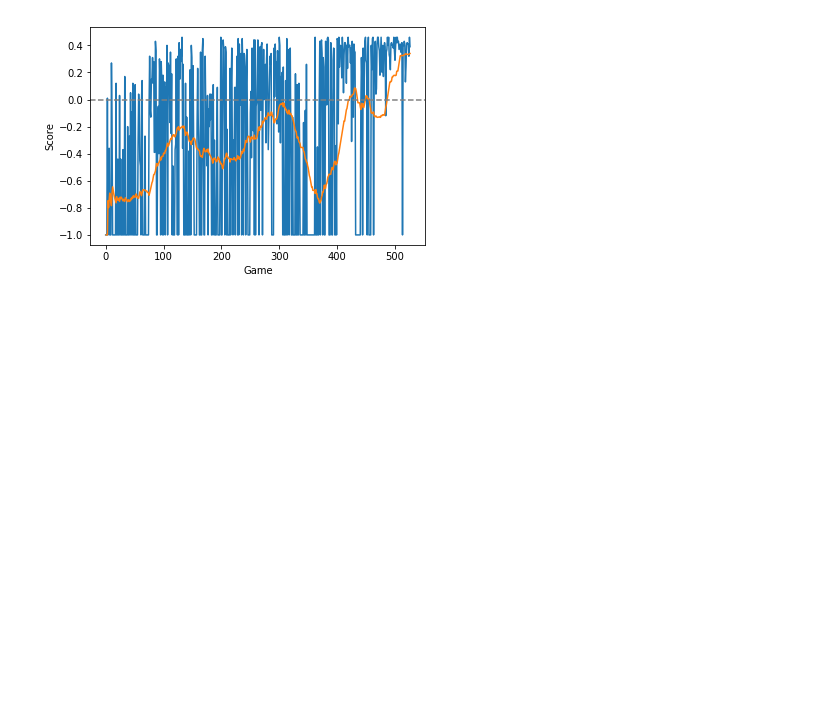
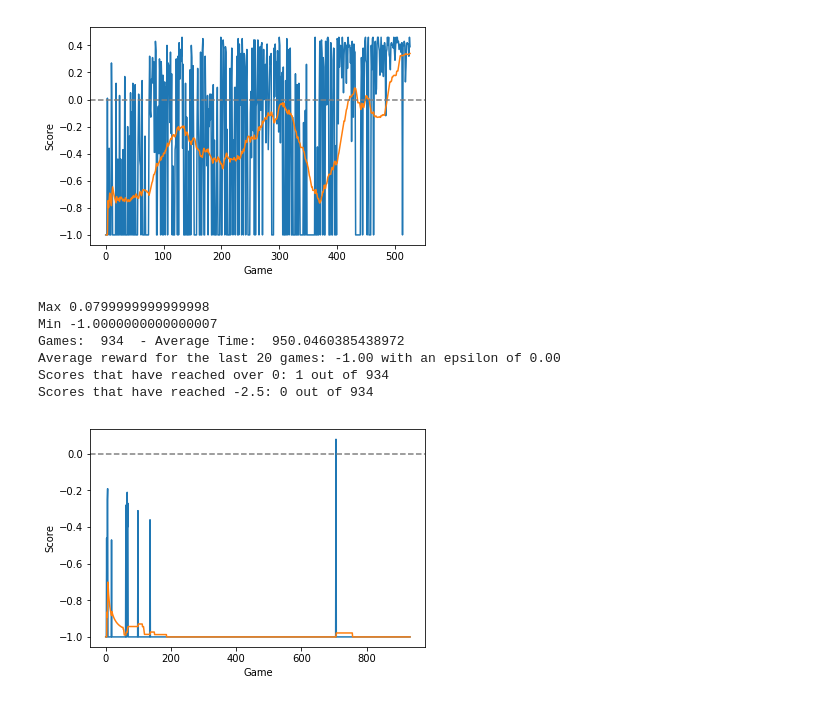
Before and after one commit to mattthelee/Marlo-Double-DQN, a Jupyter notebook: marloAnalysis-Copy1.ipynb, the cells around one changed output. Cells and saved outputs as stored; diff of their text form; code cells hidden in the pictures; blank space fills up the shorter version.

```diff
--- a/marloAnalysis-Copy1.ipynb
+++ b/marloAnalysis-Copy1.ipynb
@@ -458,3 +458,56 @@ Average reward for the last 20 games: 0.31 with an epsilon of 0.00
 Scores that have reached over 0: 244 out of 527
 Scores that have reached -2.5: 0 out of 527
 [figure]
+# %%
+def plotsimpledqnScores(file):
+
+    #alphaTrue,gammaTrue = findAlphaGamme(file)
+
+    my_data = genfromtxt(file, delimiter=',')
+    scores = [x[0] for x in my_data]
+    #Correct miscoring
+    scores = [x + 0.5 if x> -1.0 else x for x in scores]
+    time = [x[2] for x in my_data]
+    epsilon = [x[-1] for x in my_data]
+
+    #scores = scores[-50:]
+    print(f"Max {max(scores)}")
+    print(f"Min {min(scores)}")
+
+    #print("\nAlpha:%s;Gamma:%s"%(alphaTrue,gammaTrue))
+    print("Games: " , str(len(scores)), " - Average Time: ", str(sum(time)/len(scores)))
+    print("Average reward for the last 20 games: %.2f with an epsilon of %.2f" % (sum(scores[-20:])/min(len(scores),20), epsilon[-1]))
+    plt.plot(scores);
+
+    lowCount = 0
+    highCount = 0
+    for score in scores:
+        if score < -2.4:
+            lowCount += 1
+        if score > 0:
+            highCount += 1
+    print("Scores that have reached over 0: %s out of %s"%(highCount,len(scores)))
+    print("Scores that have reached -2.5: %s out of %s"%(lowCount,len(scores)))
+
+    averagingWindow = 50
+    averageScores = [np.mean(scores[:x]) for x in range(averagingWindow)]
+    for i in range(averagingWindow,len(scores)):
+        avg = np.mean(scores[i-averagingWindow:i])
+        averageScores.append(avg)
+
+
+    plt.plot(averageScores);
+    #plt.title("Scores for %s games - total average score is %.3f"%(len(averageScores),averageScores[-1]));
+    plt.xlabel("Game");
+    plt.ylabel("Score");
+    plt.axhline(0,color='grey',linestyle='--')
+
+plotsimpledqnScores("./simpledqngoal/dqn_bot_934_results.csv")
+# %% [output]
+Max 0.0799999999999998
+Min -1.0000000000000007
+Games:  934  - Average Time:  950.0460385438972
+Average reward for the last 20 games: -1.00 with an epsilon of 0.00
+Scores that have reached over 0: 1 out of 934
+Scores that have reached -2.5: 0 out of 934
+[figure, added]
```
Also changed, not shown: 1 other file.
